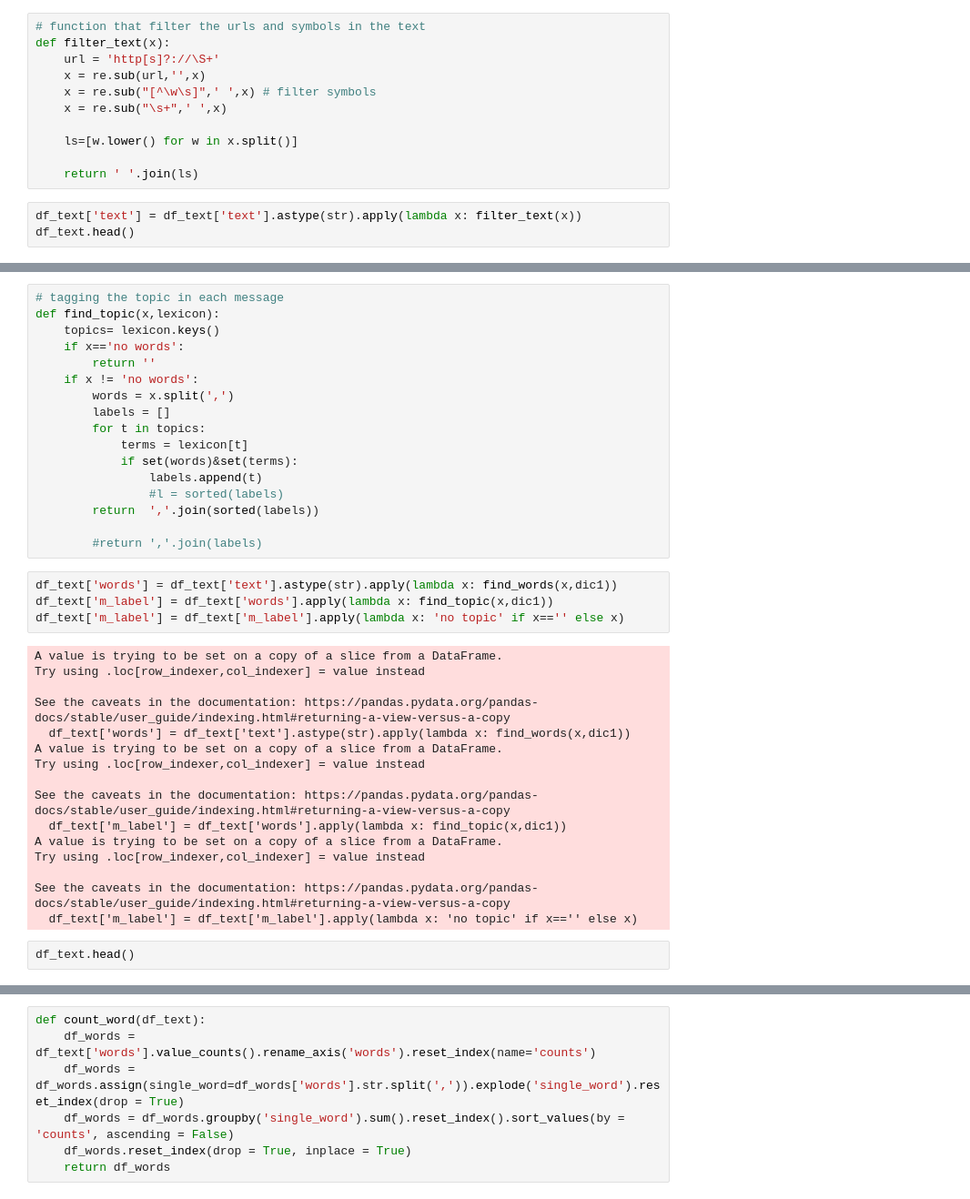
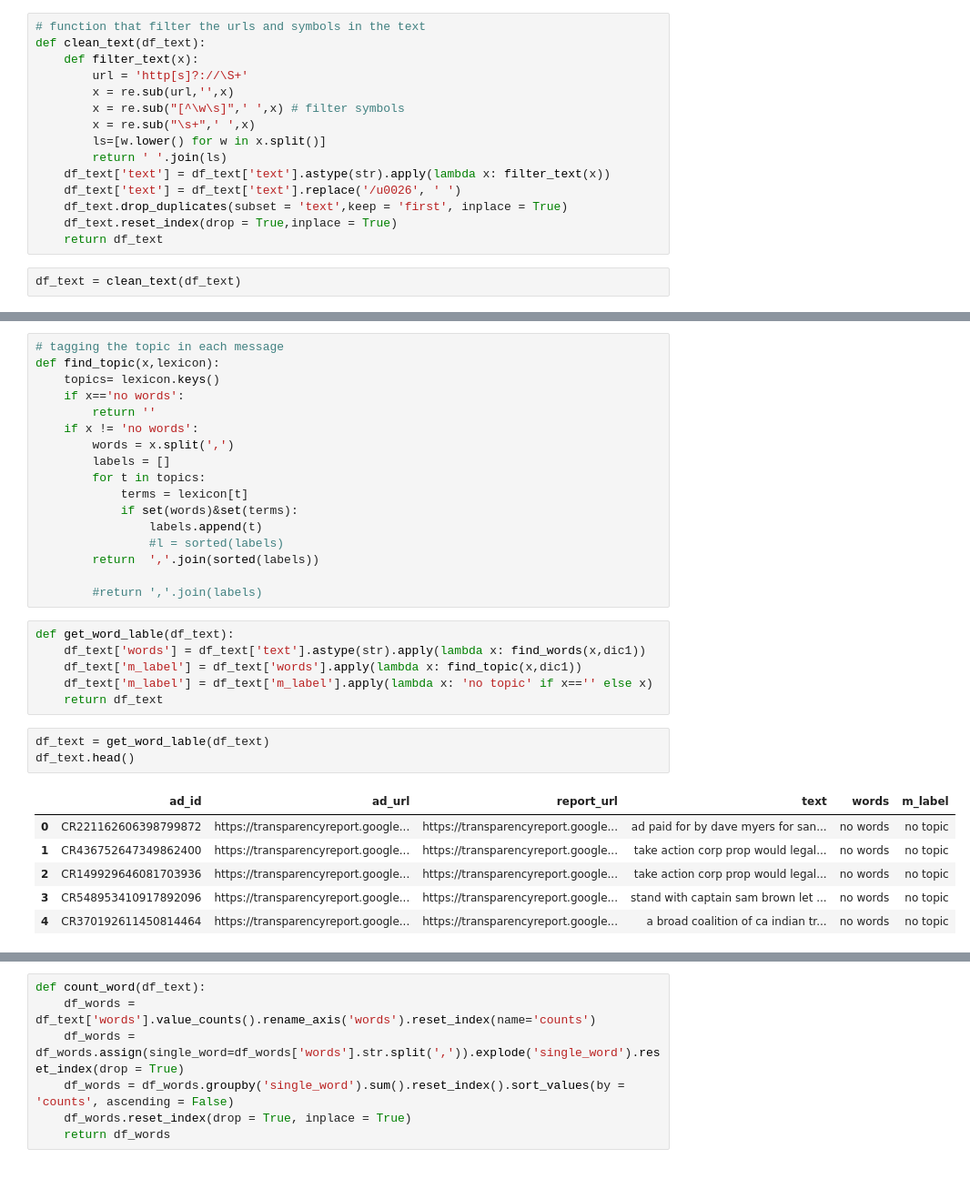
Before and after one commit to sfchronicle/ml-political-ads, a Jupyter notebook: ads_analysis_CA.ipynb, the cells around one changed output, grey strips where cells are left out. Shown at 91% size. Drawn from its saved outputs; the diff is of its cells as text.

```diff
--- a/ads_analysis_CA.ipynb
+++ b/ads_analysis_CA.ipynb
@@ -89,15 +98,18 @@ if df_text['text'].isnull().sum():
 2
 # %%
 # function that filter the urls and symbols in the text
-def filter_text(x):
-    url = 'http[s]?://\S+'
-    x = re.sub(url,'',x)
-    x = re.sub("[^\w\s]",' ',x) # filter symbols
-    x = re.sub("\s+",' ',x)
-
-    ls=[w.lower() for w in x.split()]
-
-    return ' '.join(ls)
+def clean_text(df_text):
+    def filter_text(x):
+        url = 'http[s]?://\S+'
+        x = re.sub(url,'',x)
+        x = re.sub("[^\w\s]",' ',x) # filter symbols
+        x = re.sub("\s+",' ',x)
+        ls=[w.lower() for w in x.split()]
+        return ' '.join(ls)
+    df_text['text'] = df_text['text'].astype(str).apply(lambda x: filter_text(x))
+    df_text['text'] = df_text['text'].replace('/u0026', ' ')
+    df_text.drop_duplicates(subset = 'text',keep = 'first', inplace = True)
+    df_text.reset_index(drop = True,inplace = True)
+    return df_text
 # %%
-df_text['text'] = df_text['text'].astype(str).apply(lambda x: filter_text(x))
-df_text.head()
+df_text = clean_text(df_text)
@@ -204,24 +177,18 @@ def find_topic(x,lexicon):
 
         #return ','.join(labels)
 # %%
-df_text['words'] = df_text['text'].astype(str).apply(lambda x: find_words(x,dic1))
-df_text['m_label'] = df_text['words'].apply(lambda x: find_topic(x,dic1))
-df_text['m_label'] = df_text['m_label'].apply(lambda x: 'no topic' if x=='' else x)
+def get_word_lable(df_text):
+    df_text['words'] = df_text['text'].astype(str).apply(lambda x: find_words(x,dic1))
+    df_text['m_label'] = df_text['words'].apply(lambda x: find_topic(x,dic1))
+    df_text['m_label'] = df_text['m_label'].apply(lambda x: 'no topic' if x=='' else x)
+    return df_text
-# %% [output]
-A value is trying to be set on a copy of a slice from a DataFrame.
-Try using .loc[row_indexer,col_indexer] = value instead
-
-See the caveats in the documentation: https://pandas.pydata.org/pandas-docs/stable/user_guide/indexing.html#returning-a-view-versus-a-copy
-  df_text['words'] = df_text['text'].astype(str).apply(lambda x: find_words(x,dic1))
-A value is trying to be set on a copy of a slice from a DataFrame.
-Try using .loc[row_indexer,col_indexer] = value instead
-
-See the caveats in the documentation: https://pandas.pydata.org/pandas-docs/stable/user_guide/indexing.html#returning-a-view-versus-a-copy
-  df_text['m_label'] = df_text['words'].apply(lambda x: find_topic(x,dic1))
-A value is trying to be set on a copy of a slice from a DataFrame.
-Try using .loc[row_indexer,col_indexer] = value instead
-
-See the caveats in the documentation: https://pandas.pydata.org/pandas-docs/stable/user_guide/indexing.html#returning-a-view-versus-a-copy
-  df_text['m_label'] = df_text['m_label'].apply(lambda x: 'no topic' if x=='' else x)
 # %%
+df_text = get_word_lable(df_text)
 df_text.head()
+# %% [output]
+|  | ad_id | ad_url | report_url | text | words | m_label |
+| 0 | CR221162606398799872 | https://transparencyreport.google... | https://transparencyreport.google... | ad paid for by dave myers for san... | no words | no topic |
+| 1 | CR436752647349862400 | https://transparencyreport.google... | https://transparencyreport.google... | take action corp prop would legal... | no words | no topic |
+| 2 | CR149929646081703936 | https://transparencyreport.google... | https://transparencyreport.google... | take action corp prop would legal... | no words | no topic |
+| 3 | CR548953410917892096 | https://transparencyreport.google... | https://transparencyreport.google... | stand with captain sam brown let ... | no words | no topic |
+| 4 | CR370192611450814464 | https://transparencyreport.google... | https://transparencyreport.google... | a broad coalition of ca indian tr... | no words | no topic |
```
Also changed, not shown: parts of 27 cells of this notebook.
